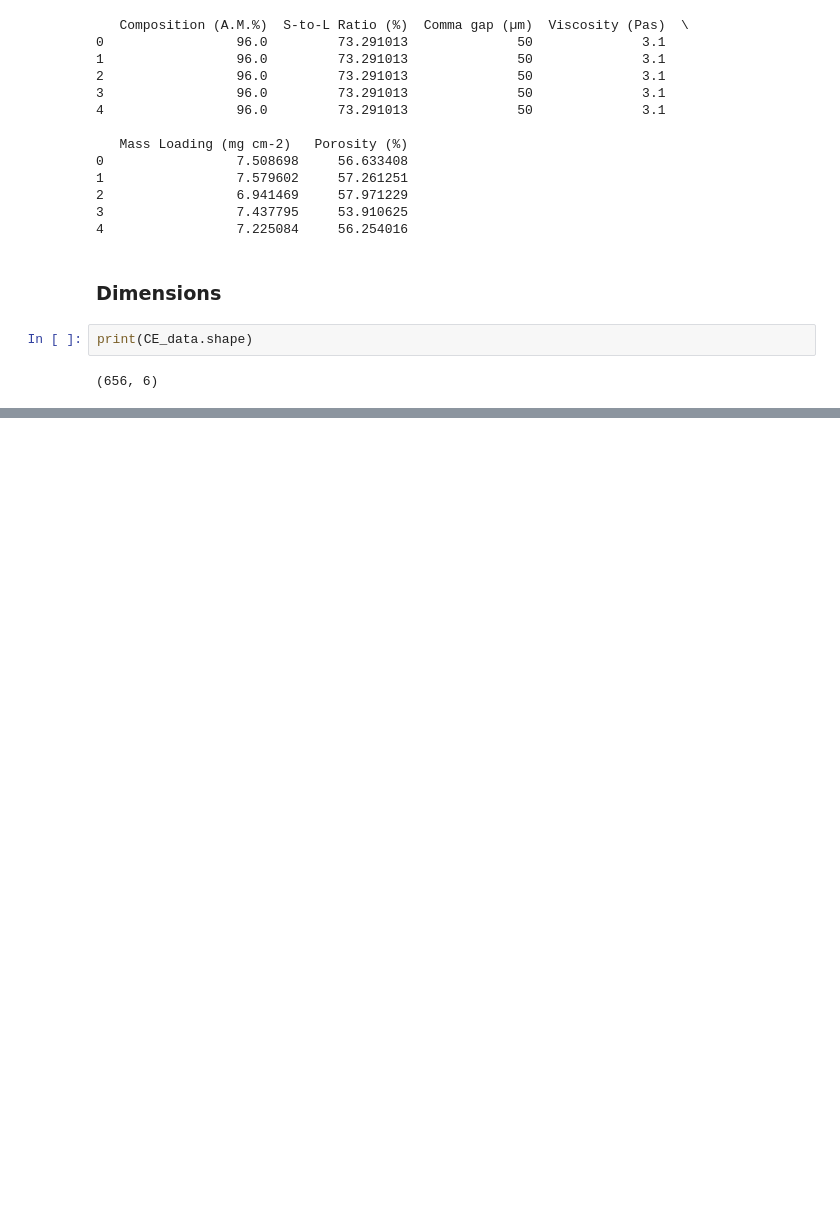
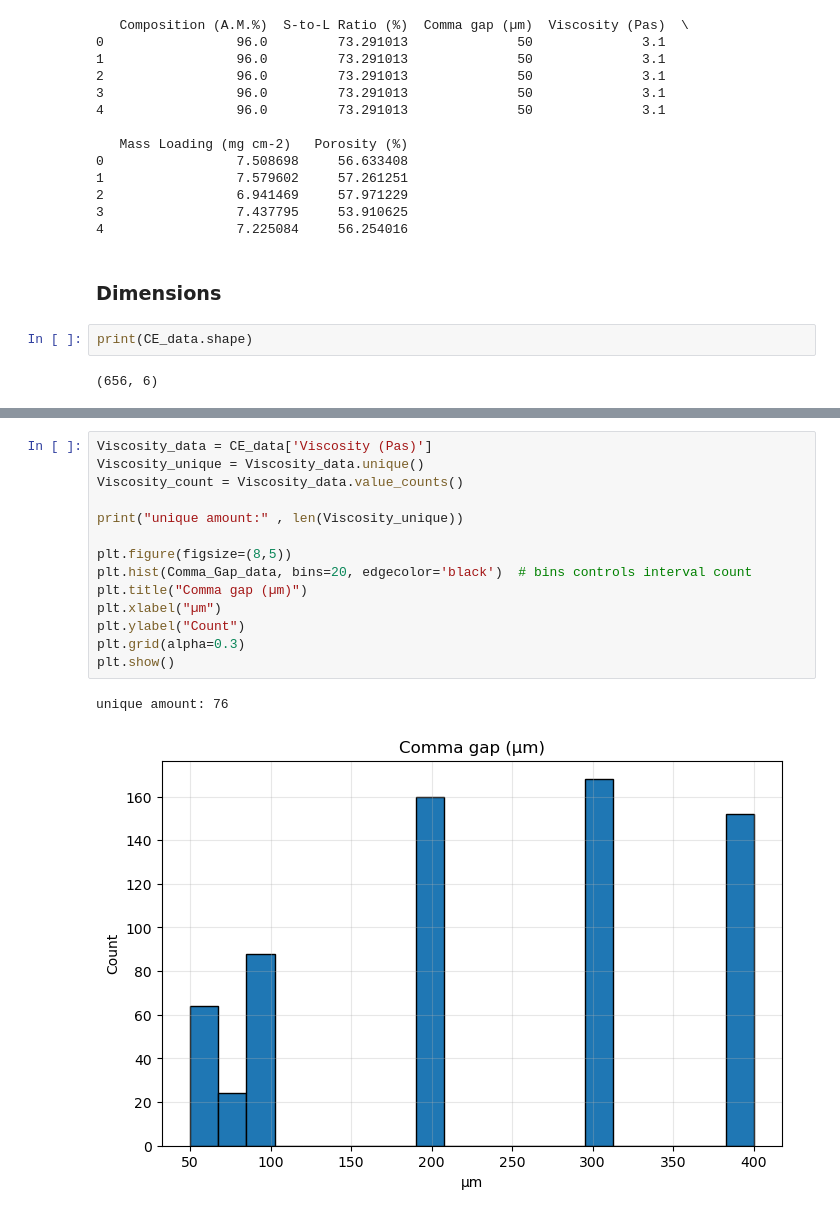
Before and after one commit to chrisslettebo/Master-Thesis, a Jupyter notebook: Preprocessing/preprocesses.ipynb, the cells around one changed output, grey strips where cells are left out. Drawn from its saved outputs; the diff is of its cells as text; blank space fills up the shorter version.

```diff
--- a/Preprocessing/preprocesses.ipynb
+++ b/Preprocessing/preprocesses.ipynb
@@ -34,0 +94,17 @@ print(CE_data.shape)
+# %%
+Viscosity_data = CE_data['Viscosity (Pas)']
+Viscosity_unique = Viscosity_data.unique()
+Viscosity_count = Viscosity_data.value_counts()
+
+print("unique amount:" , len(Viscosity_unique))
+
+plt.figure(figsize=(8,5))
+plt.hist(Comma_Gap_data, bins=20, edgecolor='black')  # bins controls interval count
+plt.title("Comma gap (µm)")
+plt.xlabel("µm")
+plt.ylabel("Count")
+plt.grid(alpha=0.3)
+plt.show()
+# %% [output]
+unique amount: 76
+[figure, added]
```
Also changed, not shown: parts of 12 cells of this notebook.
